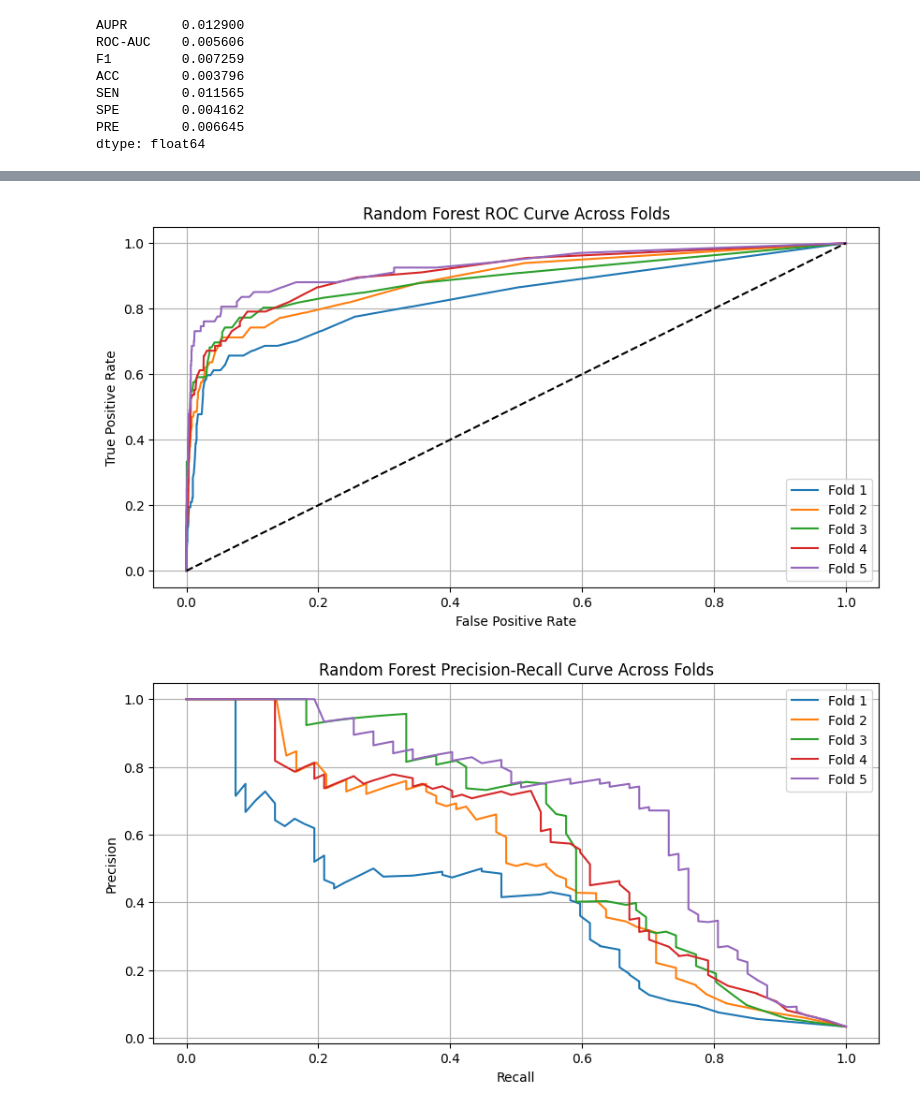
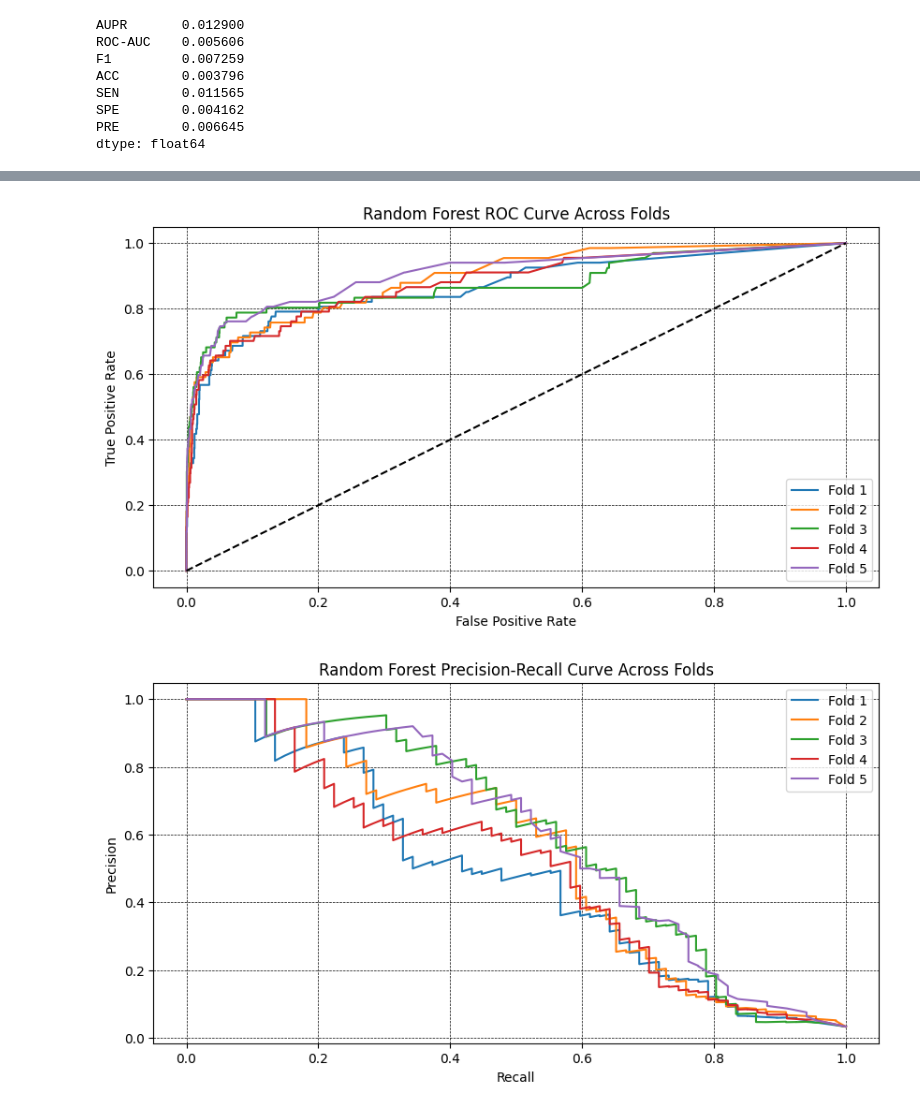
Before and after one commit to KSler/phi_prediction, a Jupyter notebook: LLM pred/llm-pred.ipynb, the cells around one changed output, grey strips where cells are left out. Cells and saved outputs as stored; diff of their text form; code cells hidden in the pictures.

```diff
--- a/LLM pred/llm-pred.ipynb
+++ b/LLM pred/llm-pred.ipynb
@@ -57,7 +55,7 @@ def construct_feature_matrices2(lociembeddings_path, rbpembeddings_path, mode='t
     loci_embeddings = pd.read_csv(lociembeddings_path)
 
     if mode == 'train':
-        interactions = pd.read_csv("./esm-features_ordinal/interaction_matrix.csv", index_col=0).T
+        interactions = pd.read_csv("./esm-features_ordinal/ordinal_interaction_matrix.csv", index_col=0, sep=";")
 
         # Get valid phages and loci from interactions
         valid_phages = interactions.columns.tolist()
@@ -217,10 +214,9 @@ for train_index, test_index in kf.split(features_esm2, labels):
     xgb = XGBClassifier(eval_metric='logloss')
     # Define hyperparameter grid
     param_grid = {
-        'n_estimators': [ 250],
-        'max_depth': [7],
-        'learning_rate': [0.3],
-        'scale_pos_weight': [1/imbalance]
+        'n_estimators': [ 150, 200],
+        'max_depth': [10, 12],
+        'learning_rate': [0.2, 0.3],
     }
 
     # Grid search
@@ -229,17 +225,6 @@ for train_index, test_index in kf.split(features_esm2, labels):
     best_model = grid_search.best_estimator_
     score_xgb = best_model.predict_proba(Xlan_test)[:, 1]
 
-    # xgb = XGBClassifier(
-    #     scale_pos_weight=1/imbalance,
-    #     learning_rate=0.3,
-    #     n_estimators=250,
-    #     max_depth=7,
-    #     n_jobs=-1,
-    #     eval_metric='logloss',
-    # )
-    # xgb.fit(Xlan_train, y_train)
-    # score_xgb = xgb.predict_proba(Xlan_test)[:, 1]
-    # # Get fold scores
     fold_scores = scores(y_test, score_xgb)
     #
     # Store metrics
@@ -370,7 +335,7 @@ rf_results_all = []
 rf_fprs, rf_tprs, rf_precisions, rf_recalls = [], [], [], []
 
 param_grid = {
-    'n_estimators': [100, 200],
+    'n_estimators': [100, 180],
     'min_samples_split': [2, 5],
     'min_samples_leaf': [1, 2],
 }
@@ -390,7 +355,7 @@ for train_index, test_index in kf.split(features_esm2, labels):
         rf,
         param_grid,
         scoring='f1',
-        cv=3,
+        cv=5,
         n_jobs=-1,
         verbose=0
     )
@@ -419,27 +388,36 @@ KeyboardInterrupt:
 # %%
+import matplotlib.pyplot as plt
+
+# Optional: Reset to default style to avoid dark backgrounds
+plt.style.use('default')
+
+# Plot ROC Curves
 plt.figure(figsize=(10, 5))
 for i in range(len(rf_fprs)):
-    plt.plot(rf_fprs[i], rf_tprs[i], label=f'Fold {i + 1}')
-plt.plot([0, 1], [0, 1], 'k--')
+    plt.plot(rf_fprs[i], rf_tprs[i], label=f'Fold {i+1}')
+plt.plot([0, 1], [0, 1], 'k--')  # Diagonal line in black
 plt.title("Random Forest ROC Curve Across Folds")
 plt.xlabel("False Positive Rate")
 plt.ylabel("True Positive Rate")
 plt.legend()
-plt.grid()
+plt.grid(True, color='black', linestyle='--', linewidth=0.5)  # Black grid
+plt.gca().set_facecolor('white')  # Ensure axes background is white
 plt.show()
 
+# Plot PR Curves
 plt.figure(figsize=(10, 5))
 for i in range(len(rf_precisions)):
-    plt.plot(rf_recalls[i], rf_precisions[i], label=f'Fold {i + 1}')
+    plt.plot(rf_recalls[i], rf_precisions[i], label=f'Fold {i+1}')
 plt.title("Random Forest Precision-Recall Curve Across Folds")
 plt.xlabel("Recall")
 plt.ylabel("Precision")
 plt.legend()
-plt.grid()
+plt.grid(True, color='black', linestyle='--', linewidth=0.5)  # Black grid
+plt.gca().set_facecolor('white')  # Ensure axes background is white
 plt.show()
 # %% [output]
-[figure, old version]
+[figure, new version]
-[figure, old version]
+[figure, new version]
 # %%
 rf_metric_names = ["AUPR", "ROC-AUC", "F1", "Accuracy", "Sensitivity", "Specificity", "Precision"]
 rf_results_array = np.array(rf_results_all)
```
Also changed, not shown: parts of 11 cells of this notebook, 6 other files.
